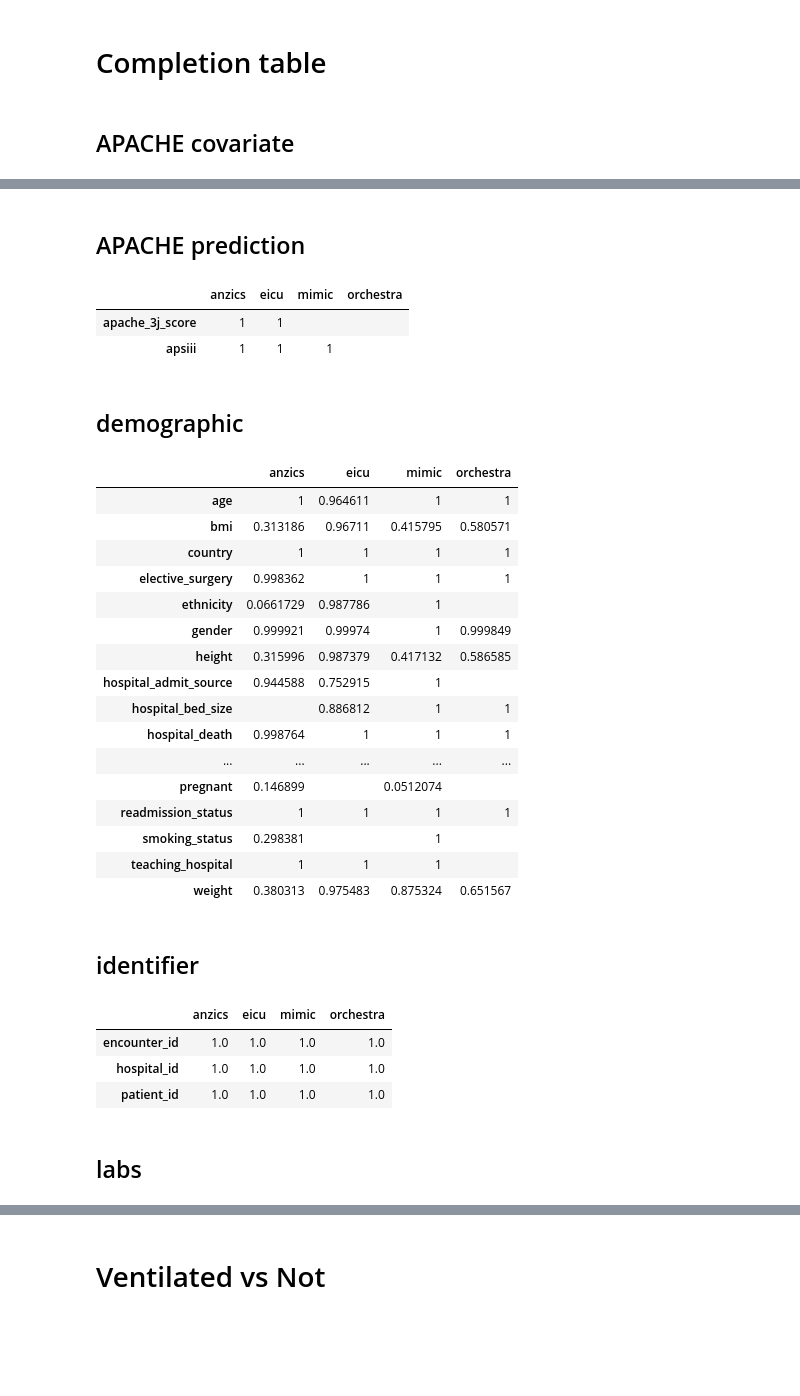
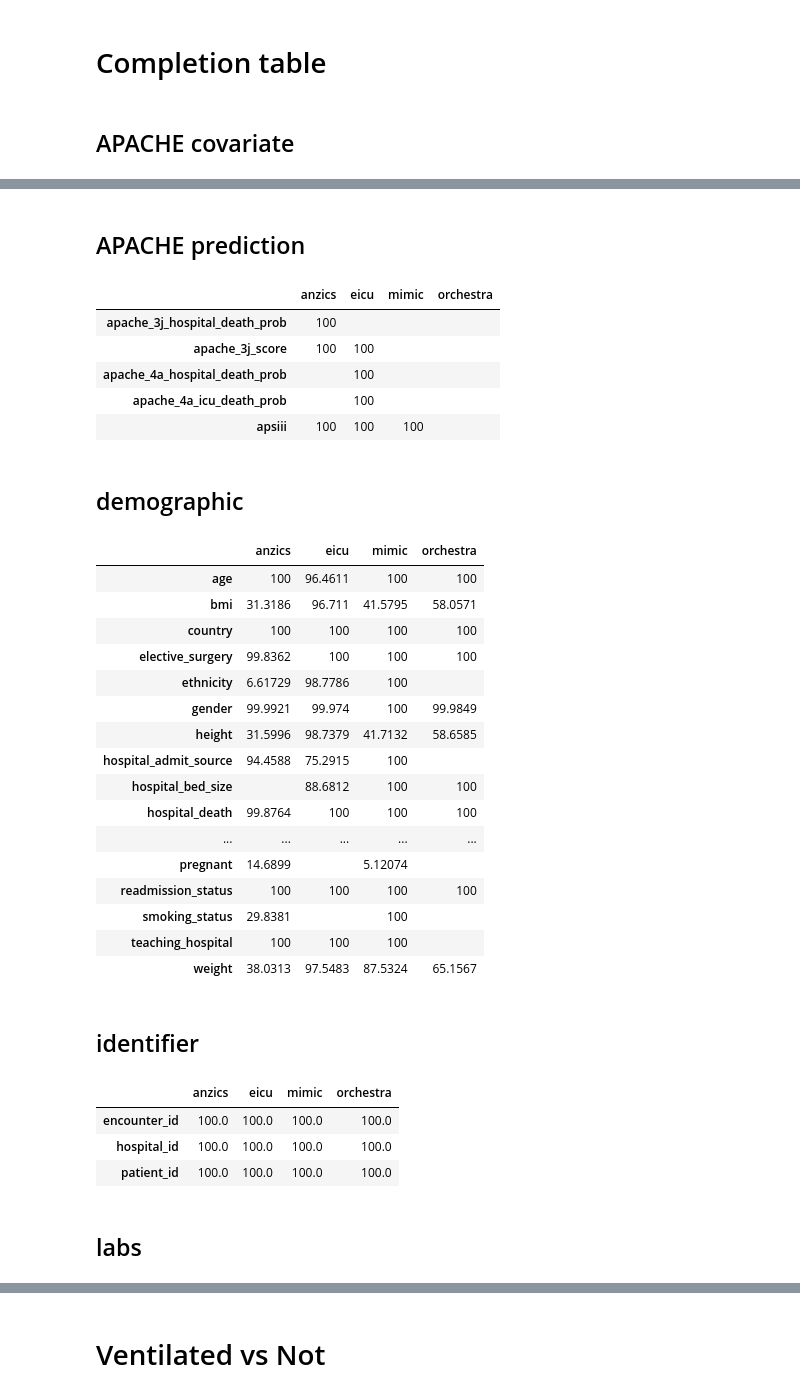
Before and after one commit to MIT-LCP/gossis, a Jupyter notebook: compare-data.ipynb, the cells around one changed output, grey strips where cells are left out. Saved outputs shown, nothing was run; the diff lists cells and outputs as text; code cells hidden in the pictures; blank space fills up the shorter version.

```diff
--- a/compare-data.ipynb
+++ b/compare-data.ipynb
@@ -287,4 +151,0 @@ done
-# %%
-tb = pd.DataFrame(d, index=tb_header)
-tb=tb.transpose()
-display(HTML(tb.to_html().replace('NaN', '')))
@@ -471,20 +304,24 @@ t1.to_csv('categorical.csv')
 # %% [markdown]
 # Completion table
 # %%
-totals=[float(i) for i in counting('data_source')]
 index = list(df_var['category'].astype('category').cat.categories)
 category_gp=df_var.groupby('category')
 header=['anzics','eicu','mimic','orchestra']
+
 for i in index:
     display(HTML('<h2>'+i+'</h2>'))
     comp_dict={}
     for column in df_var.loc[df_var['category']==i,'varname']:
         if column in ['data_source','hospital_bed_size_numeric','icu_admit_type']:
             continue
-        zero_count=counting(column)
-        if sum(x==0 for x in zero_count) > 2:
-            continue
-        comp_dict[column]=np.divide(counting(column),totals)
+        comp_dict[column] = list()
+
+        for dataname in header:
+            N = np.sum(df['data_source']==dataname)
+            N_COUNT = df.loc[df['data_source']==dataname,column].count()
+            if N>0:
+                comp_dict[column].append( N_COUNT*100.0/N )
+
     tb = pd.DataFrame(comp_dict, index=header)
     tb = tb.replace(to_replace=float(0), value='')
     tb=tb.transpose()
@@ -512,29 +349,32 @@ APACHE covariate
 APACHE prediction
 |  | anzics | eicu | mimic | orchestra |
-| apache_3j_score | 1 | 1 |  |  |
-| apsiii | 1 | 1 | 1 |  |
+| apache_3j_hospital_death_prob | 100 |  |  |  |
+| apache_3j_score | 100 | 100 |  |  |
+| apache_4a_hospital_death_prob |  | 100 |  |  |
+| apache_4a_icu_death_prob |  | 100 |  |  |
+| apsiii | 100 | 100 | 100 |  |
 demographic
 |  | anzics | eicu | mimic | orchestra |
-| age | 1 | 0.964611 | 1 | 1 |
-| bmi | 0.313186 | 0.96711 | 0.415795 | 0.580571 |
-| country | 1 | 1 | 1 | 1 |
-| elective_surgery | 0.998362 | 1 | 1 | 1 |
-| ethnicity | 0.0661729 | 0.987786 | 1 |  |
-| gender | 0.999921 | 0.99974 | 1 | 0.999849 |
-| height | 0.315996 | 0.987379 | 0.417132 | 0.586585 |
-| hospital_admit_source | 0.944588 | 0.752915 | 1 |  |
-| hospital_bed_size |  | 0.886812 | 1 | 1 |
-| hospital_death | 0.998764 | 1 | 1 | 1 |
+| age | 100 | 96.4611 | 100 | 100 |
+| bmi | 31.3186 | 96.711 | 41.5795 | 58.0571 |
+| country | 100 | 100 | 100 | 100 |
+| elective_surgery | 99.8362 | 100 | 100 | 100 |
+| ethnicity | 6.61729 | 98.7786 | 100 |  |
+| gender | 99.9921 | 99.974 | 100 | 99.9849 |
+| height | 31.5996 | 98.7379 | 41.7132 | 58.6585 |
+| hospital_admit_source | 94.4588 | 75.2915 | 100 |  |
+| hospital_bed_size |  | 88.6812 | 100 | 100 |
+| hospital_death | 99.8764 | 100 | 100 | 100 |
 | ... | ... | ... | ... | ... |
-| pregnant | 0.146899 |  | 0.0512074 |  |
-| readmission_status | 1 | 1 | 1 | 1 |
-| smoking_status | 0.298381 |  | 1 |  |
-| teaching_hospital | 1 | 1 | 1 |  |
-| weight | 0.380313 | 0.975483 | 0.875324 | 0.651567 |
+| pregnant | 14.6899 |  | 5.12074 |  |
+| readmission_status | 100 | 100 | 100 | 100 |
+| smoking_status | 29.8381 |  | 100 |  |
+| teaching_hospital | 100 | 100 | 100 |  |
+| weight | 38.0313 | 97.5483 | 87.5324 | 65.1567 |
 identifier
 |  | anzics | eicu | mimic | orchestra |
-| encounter_id | 1.0 | 1.0 | 1.0 | 1.0 |
-| hospital_id | 1.0 | 1.0 | 1.0 | 1.0 |
-| patient_id | 1.0 | 1.0 | 1.0 | 1.0 |
+| encounter_id | 100.0 | 100.0 | 100.0 | 100.0 |
+| hospital_id | 100.0 | 100.0 | 100.0 | 100.0 |
+| patient_id | 100.0 | 100.0 | 100.0 | 100.0 |
 labs
 |  | anzics | eicu | mimic | orchestra |
```
Also changed, not shown: parts of 27 cells of this notebook.
